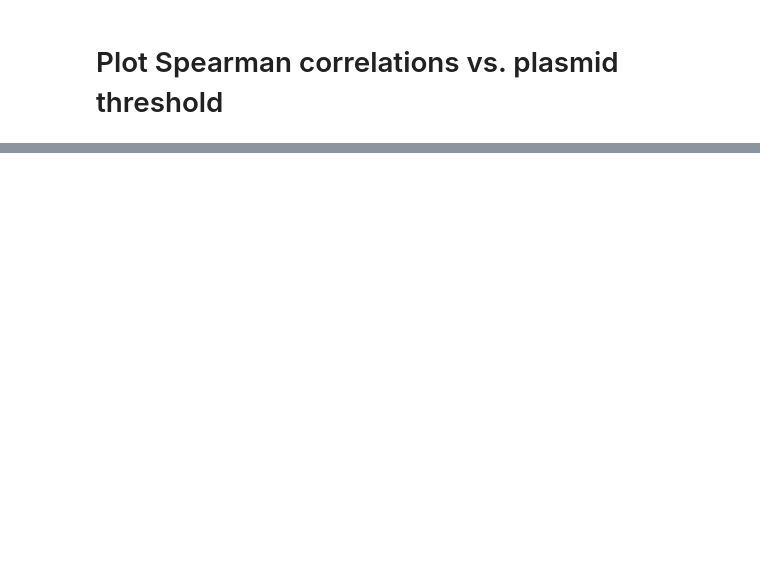
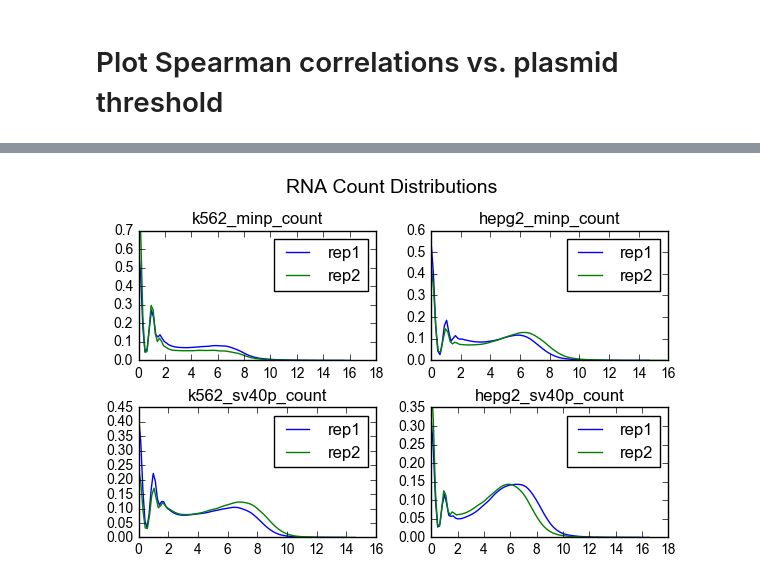
Before and after one commit to kundajelab/mpra, a Jupyter notebook: sharpr/scripts/Sharpr Data QC.ipynb, the cells around one changed output, grey strips where cells are left out. Drawn from its saved outputs; the diff is of its cells as text; code cells hidden in the pictures; blank space fills up the shorter version.

```diff
--- a/sharpr/scripts/Sharpr Data QC.ipynb
+++ b/sharpr/scripts/Sharpr Data QC.ipynb
@@ -294,0 +351,20 @@ plt.show()
+# %%
+import seaborn as sns
+
+f, ax = plt.subplots(2, 2)
+
+for (i, exp) in enumerate(expNames[:4]):
+    ax[i%2, i/2].set_title(exp)
+
+    sns.kdeplot(np.log2(rnaRep1[exp] + 1),
+                cut = 0, ax = ax[i%2, i/2], label = 'rep1')
+    sns.kdeplot(np.log2(rnaRep2[exp] + 1),
+                cut = 0, ax = ax[i%2, i/2], label = 'rep2')
+
+f.suptitle('RNA Count Distributions', fontsize = 14)
+plt.tight_layout()
+plt.subplots_adjust(top = 0.85)
+plt.savefig('../plots/rnaCountDistributions.png')
+plt.show()
+# %% [output]
+[figure, added]
```
Also changed, not shown: parts of 24 cells of this notebook, 27 other files.
